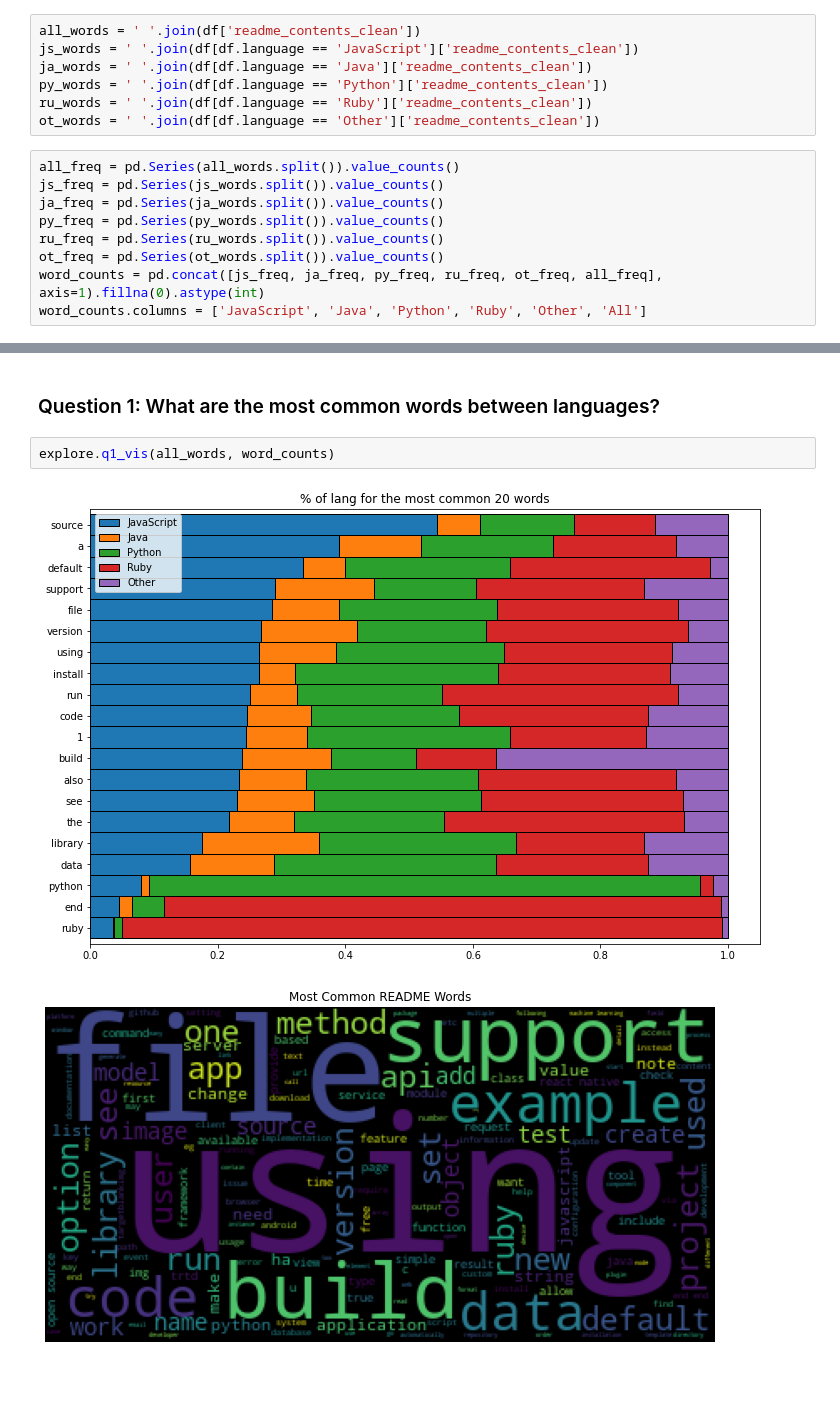
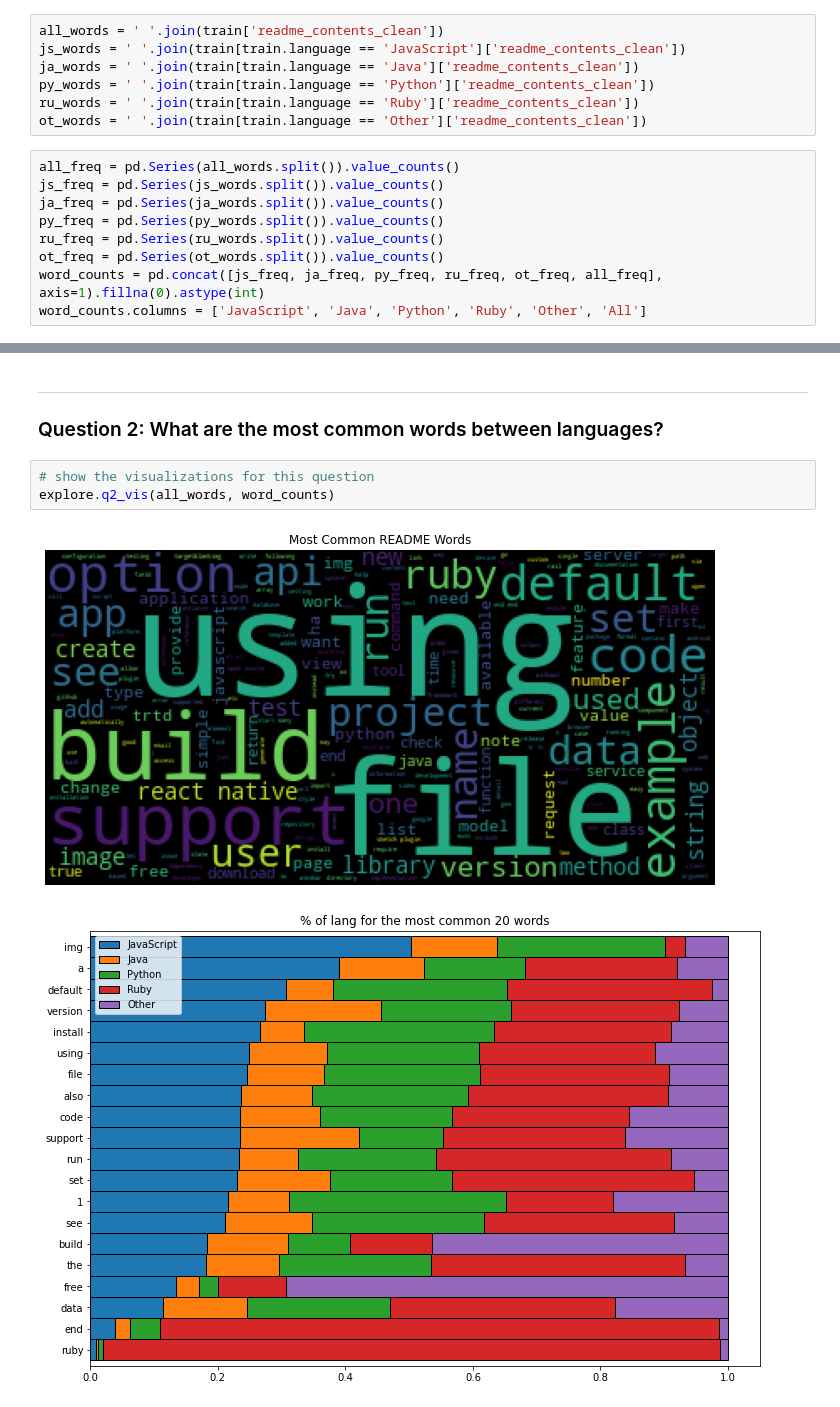
Before and after one commit to github-readme-nlp-project/github-readme-nlp-project, a Jupyter notebook: final_report.ipynb, the cells around one changed output, grey strips where cells are left out. Cells and saved outputs as stored; diff of their text form; blank space fills up the shorter version.

```diff
--- a/final_report.ipynb
+++ b/final_report.ipynb
@@ -104,10 +116,10 @@ train, val, test = prepare.split_data(df)
 # %%
-all_words = ' '.join(df['readme_contents_clean'])
-js_words = ' '.join(df[df.language == 'JavaScript']['readme_contents_clean'])
-ja_words = ' '.join(df[df.language == 'Java']['readme_contents_clean'])
-py_words = ' '.join(df[df.language == 'Python']['readme_contents_clean'])
-ru_words = ' '.join(df[df.language == 'Ruby']['readme_contents_clean'])
-ot_words = ' '.join(df[df.language == 'Other']['readme_contents_clean'])
+all_words = ' '.join(train['readme_contents_clean'])
+js_words = ' '.join(train[train.language == 'JavaScript']['readme_contents_clean'])
+ja_words = ' '.join(train[train.language == 'Java']['readme_contents_clean'])
+py_words = ' '.join(train[train.language == 'Python']['readme_contents_clean'])
+ru_words = ' '.join(train[train.language == 'Ruby']['readme_contents_clean'])
+ot_words = ' '.join(train[train.language == 'Other']['readme_contents_clean'])
 # %%
 all_freq = pd.Series(all_words.split()).value_counts()
 js_freq = pd.Series(js_words.split()).value_counts()
@@ -120,8 +158,10 @@ word_counts.columns = ['JavaScript', 'Java', 'Python', 'Ruby', 'Other', 'All']
 # %% [markdown]
-### Question 1: What are the most common words between languages?
+---
+### Question 2: What are the most common words between languages?
 # %%
-explore.q1_vis(all_words, word_counts)
+# show the visualizations for this question
+explore.q2_vis(all_words, word_counts)
 # %% [output]
-[figure, old version]
+[figure, new version]
-[figure, old version]
+[figure, new version]
 # %% [markdown]
```
Also changed, not shown: parts of 22 cells of this notebook, 1 other file.
